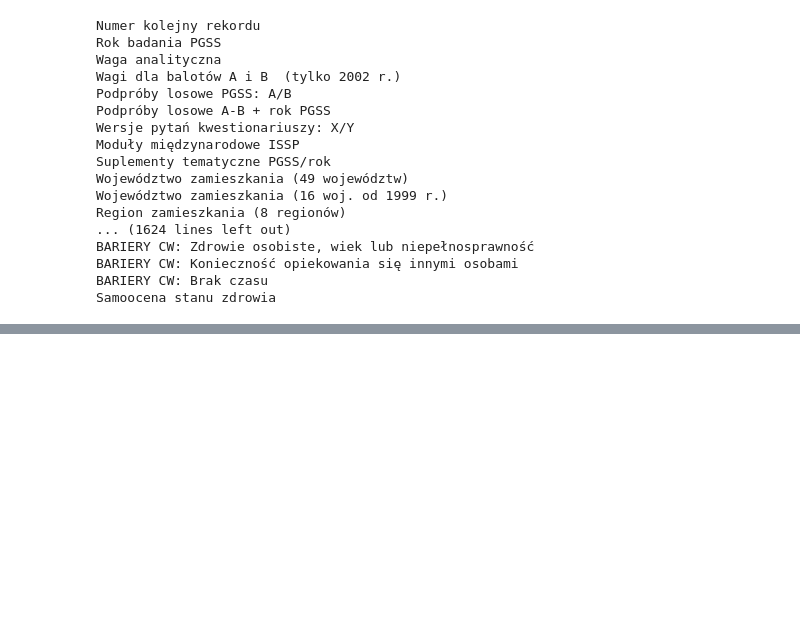
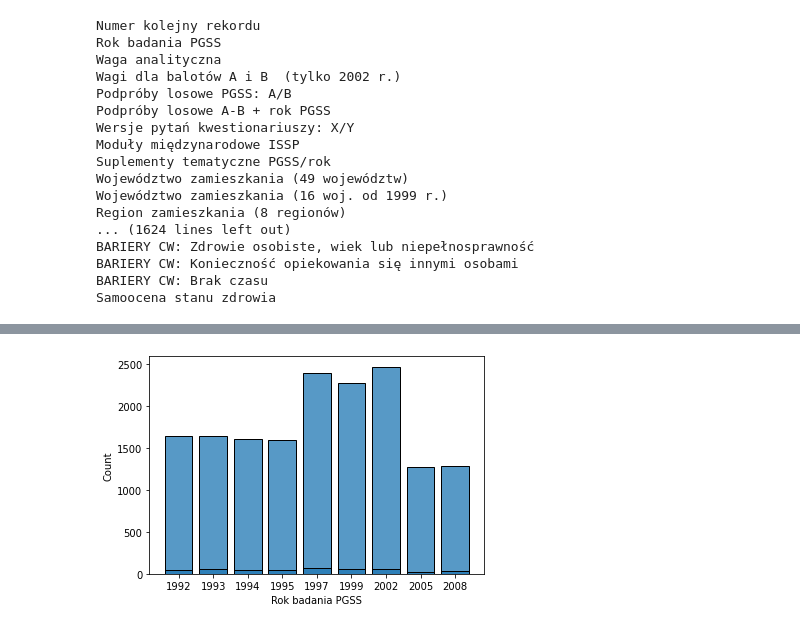
Before and after one commit to Qwebeck/medical-trends-exploration, a Jupyter notebook: notebooks/sondaze_spoleczne.ipynb, the cells around one changed output, grey strips where cells are left out. Drawn from its saved outputs; the diff is of its cells as text; code cells hidden in the pictures; blank space fills up the shorter version.

```diff
--- a/notebooks/sondaze_spoleczne.ipynb
+++ b/notebooks/sondaze_spoleczne.ipynb
@@ -40,3 +48,5 @@ for i, col_name in enumerate(df.columns):
     label = metadata.column_labels[i]
     df[label] = df[col_name]
     df.drop(columns=[col_name], inplace=True)
+year_column = 'Rok badania PGSS'
+df[year_column] = df[year_column].astype(int).astype(str)
@@ -47,3 +53,3 @@ array([ 1.,  8.,  2.,  3., nan])
 # %%
-look_for = 'Resp: klasyf gosp narod /GUS 86/ 25 kat'
-metadata.variable_value_labels[next(col for col in metadata.column_names if metadata.column_names_to_labels[col] == look_for)]
+def find_values_for_column(look_for):
+    return metadata.variable_value_labels[next(col for col in metadata.column_names if metadata.column_names_to_labels[col] == look_for)]
@@ -68 +56,32 @@ metadata.variable_value_labels[next(col for col in metadata.column_names if meta
+# %%
+respondent_profession = 'Zawód resp: klasyfikacja ISCO 1988'
+medicine_related_jobs = [
+'Specjaliści ochrony zdrowia',
+'Lekarze medycyny',
+'Lekarze dentyści',
+'Lekarze weterynarze',
+'Farmaceuci',
+'Specjaliści ochrony zdrowia, kultury fizycznej gdzie indziej nie sklasyfikowani',
+'Specjaliści pielęgniarstwa, dyplomowane pielęgniarki i położne',
+'Operatorzy aparatury medycznej',
+'Średni personel ochrony zdrowia (z wyjątkiem pielęgniarek)',
+'Pomocniczy personel medyczny, ratownicy medyczni (z wyjątkiem pielęgniarek)',
+'Higieniści',
+'Dietetycy i żywieniowcy',
+'Optycy i protetycy',
+'Asystenci i technicy dentystyczni',
+'Fizykoterapeuci i pokrewni',
+'Asystenci weterynaryjni',
+'Technicy farmaceutyczni',
+'Inni specjaliści średniego szczebla w lecznictwie nie sklasyfikowani gdzie indziej (z wyjątkiem pielęgniarek)',
+'Pielęgniarki i położne',
+'Pielęgniarki',
+'Położne',
+'Praktykujący tradycyjne metody leczenia i uzdrawiacze',
+'Osoby leczące tradycyjnymi metodami',
+'Znachorzy i uzdrawiacze',
+'Pomocniczy personel medyczny',
+]
+
+df[respondent_profession] = df[respondent_profession].map(find_values_for_column(respondent_profession))
 # %%
@@ -74,0 +166,7 @@ target['Resp: klasyf gosp narod /GUS 86/ 25 kat'].hist()
+# %%
+import seaborn as sns
+import matplotlib.pyplot as plt
+for data in [df, module_df]:
+    sns.histplot(data, x=year_column, discrete=True, shrink=.8)
+# %% [output]
+[figure, added]
```
Also changed, not shown: parts of 19 cells of this notebook.
